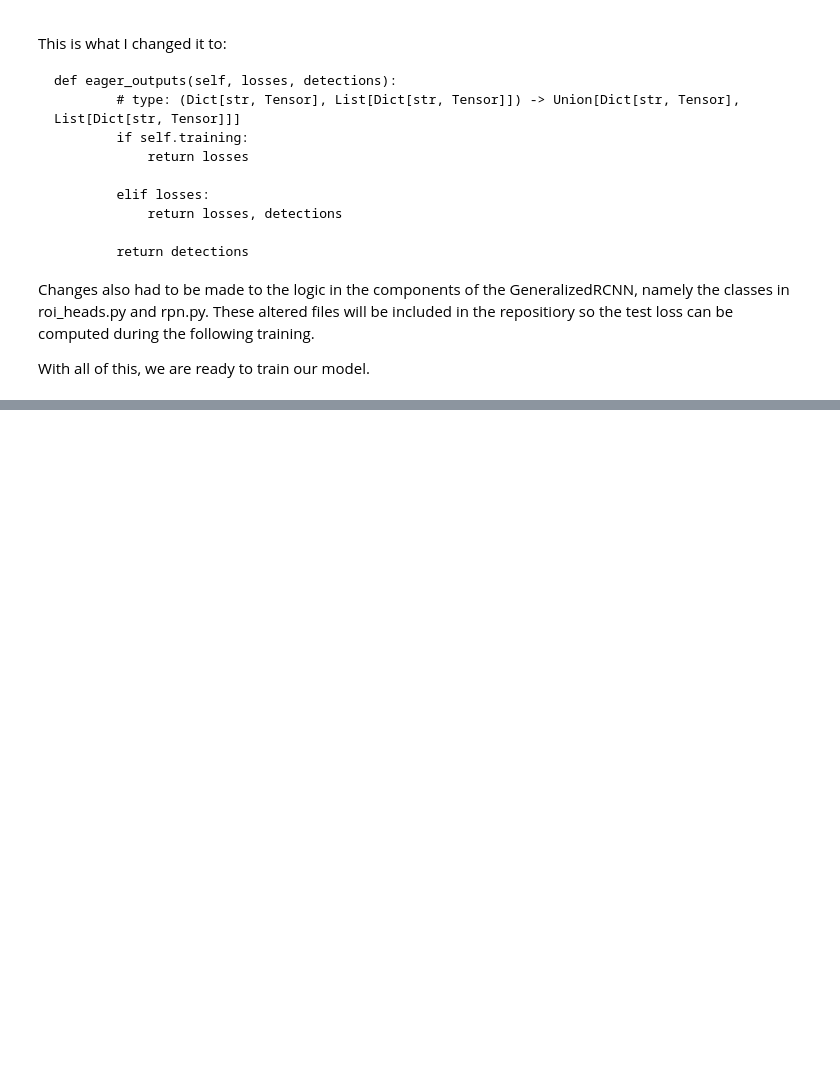
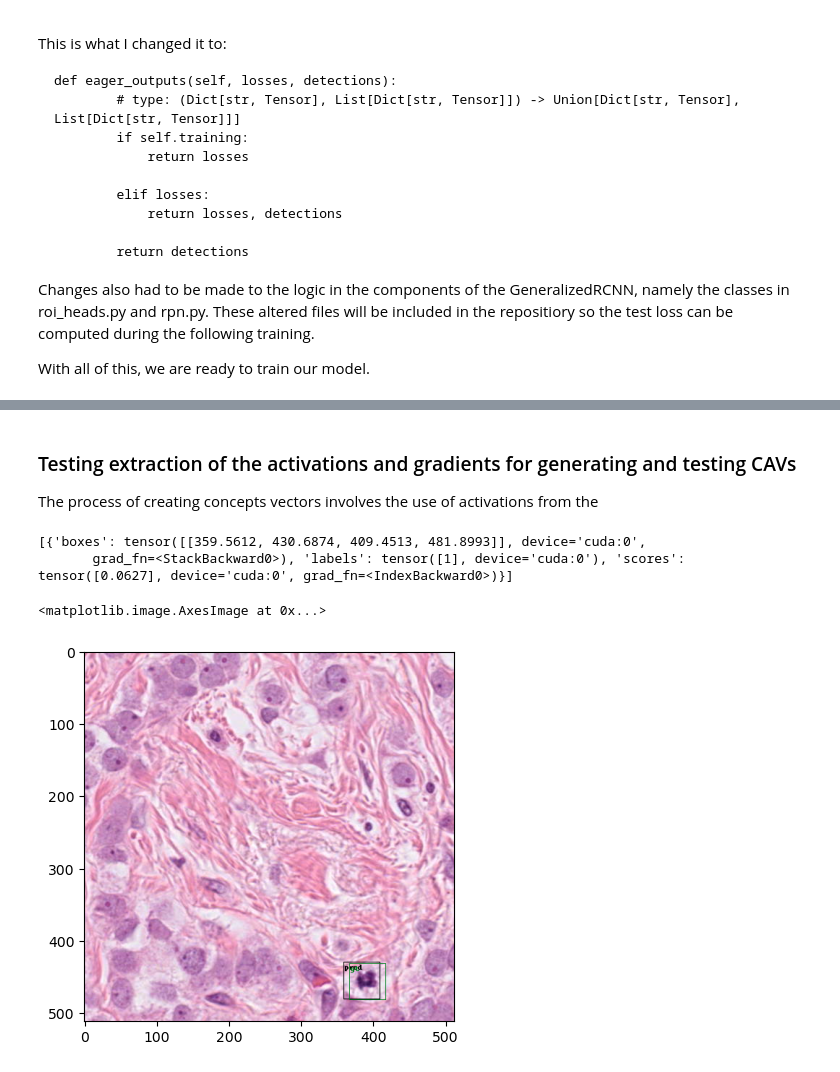
Before and after one commit to teg-lad/Concept-Based-Explainability-for-Mitotic-Figure-Detection-in-Whole-Slide-Images, a Jupyter notebook: Model_training_and_evaluation.ipynb, the cells around one changed output, grey strips where cells are left out. Saved outputs shown, nothing was run; the diff lists cells and outputs as text; code cells hidden in the pictures; blank space fills up the shorter version.

Commit message:
Added snippet extraction

```diff
--- a/Model_training_and_evaluation.ipynb
+++ b/Model_training_and_evaluation.ipynb
@@ -583,0 +544,45 @@ We can see from running the last cell several times that the ground truth is alm
+# %% [markdown]
+### Testing extraction of the activations and gradients for generating and testing CAVs
+
+The process of creating concepts vectors involves the use of activations from the
+# %%
+# Get the next batch from the DataLoader
+images, targets = next(iter_data)
+
+# Use the GPU if it is available.
+device = torch.device('cuda') if torch.cuda.is_available() else torch.device('cpu')
+
+# Move both the model and the data to the device, ideally the GPU.
+model.to(device)
+images = images.to(device)
+targets = [{k: v.to(device) for k, v in t.items() if k in ["boxes", "labels"]} for t in targets]
+
+# Don't calculate gradients as we aren't updating the weights and this will save memory.
+predictions, class_logits = model(images)
+print(predictions)
+
+ # Pull the boxes out of the prediction.
+boxes = predictions[0]["boxes"]
+
+# Concatenate the prediction and ground truth bounding boxes.
+final_boxes = torch.cat([boxes, targets[0]["boxes"]])
+
+# Create a list of labels using the length of the list of predictions and list of ground truths.
+labels = (["pred"] * len(boxes)) + (["gt"] * len(targets[0]["boxes"]))
+
+# Reduce the dimension to just channel x height x width as we have only one image in the batch and want to display it.
+example = torch.squeeze(images)
+
+# Convert the image to int8
+example = T.ConvertImageDtype(torch.uint8)(example)
+
+
+img_with_boxes = draw_bounding_boxes(example, final_boxes, labels)
+
+# We need to change the ordering as the channels should be the last dimensions for pyplot.
+plt.imshow(img_with_boxes.permute(1, 2, 0))
+# %% [output]
+[{'boxes': tensor([[359.5612, 430.6874, 409.4513, 481.8993]], device='cuda:0',
+       grad_fn=<StackBackward0>), 'labels': tensor([1], device='cuda:0'), 'scores': tensor([0.0627], device='cuda:0', grad_fn=<IndexBackward0>)}]
+<matplotlib.image.AxesImage at 0x...>
+[figure, added]
```
Also changed, not shown: parts of 50 cells of this notebook.
